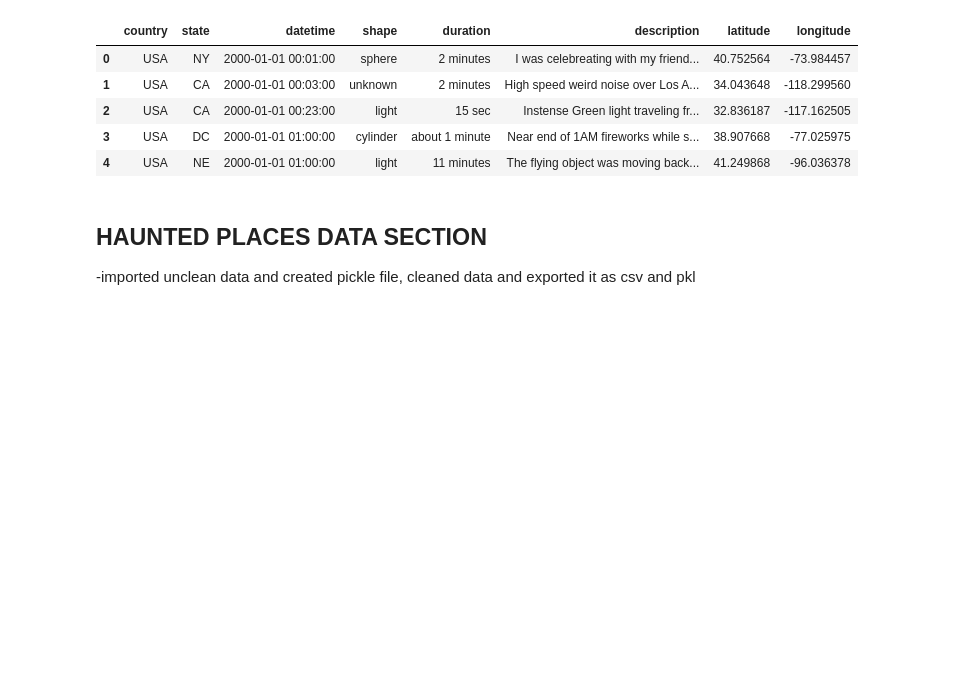
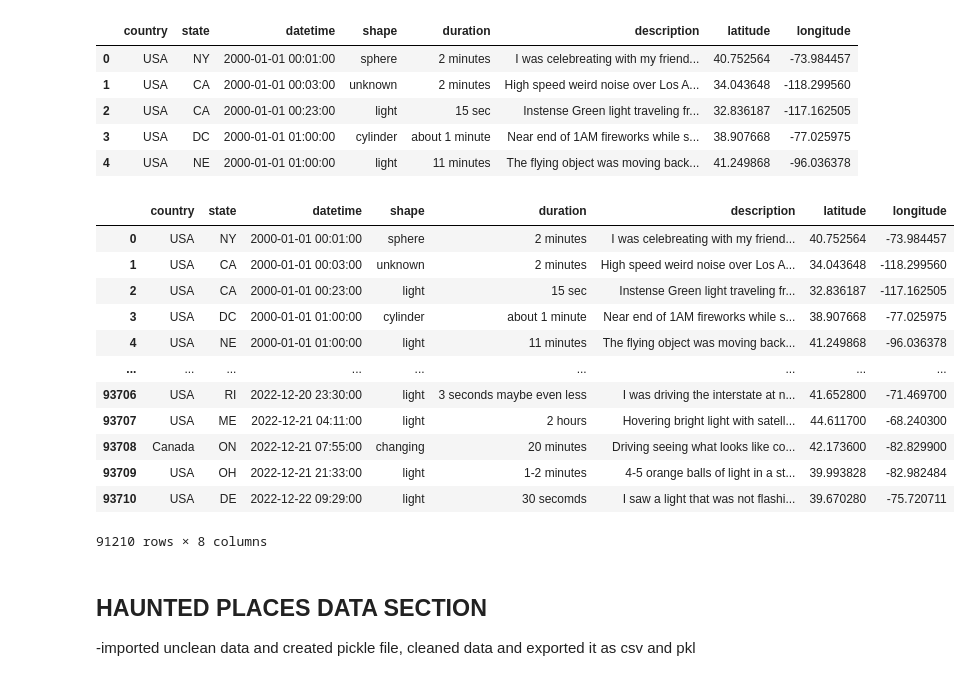
Before and after one commit to Morgen-Henry/supernatural_map, a Jupyter notebook: Data Cleaning/datacleaning.ipynb, the cells around one changed output. Cells and saved outputs as stored; diff of their text form; code cells hidden in the pictures; blank space fills up the shorter version.

```diff
--- a/Data Cleaning/datacleaning.ipynb
+++ b/Data Cleaning/datacleaning.ipynb
@@ -295,6 +295,23 @@ ufo_sorted.head()
 | 2 | USA | CA | 2000-01-01 00:23:00 | light | 15 sec | Instense Green light traveling fr... | 32.836187 | -117.162505 |
 | 3 | USA | DC | 2000-01-01 01:00:00 | cylinder | about 1 minute | Near end of 1AM fireworks while s... | 38.907668 | -77.025975 |
 | 4 | USA | NE | 2000-01-01 01:00:00 | light | 11 minutes | The flying object was moving back... | 41.249868 | -96.036378 |
+# %%
+UFO_USA_CONT = ufo_sorted.loc[(ufo_sorted['latitude'] >= 24.0) & (ufo_sorted['latitude'] <= 49.0) & (ufo_sorted['longitude'] <= -66.0) & (ufo_sorted['longitude'] >= -125.0)]
+UFO_USA_CONT
+# %% [output]
+|  | country | state | datetime | shape | duration | description | latitude | longitude |
+| 0 | USA | NY | 2000-01-01 00:01:00 | sphere | 2 minutes | I was celebreating with my friend... | 40.752564 | -73.984457 |
+| 1 | USA | CA | 2000-01-01 00:03:00 | unknown | 2 minutes | High speed weird noise over Los A... | 34.043648 | -118.299560 |
+| 2 | USA | CA | 2000-01-01 00:23:00 | light | 15 sec | Instense Green light traveling fr... | 32.836187 | -117.162505 |
+| 3 | USA | DC | 2000-01-01 01:00:00 | cylinder | about 1 minute | Near end of 1AM fireworks while s... | 38.907668 | -77.025975 |
+| 4 | USA | NE | 2000-01-01 01:00:00 | light | 11 minutes | The flying object was moving back... | 41.249868 | -96.036378 |
+| ... | ... | ... | ... | ... | ... | ... | ... | ... |
+| 93706 | USA | RI | 2022-12-20 23:30:00 | light | 3 seconds maybe even less | I was driving the interstate at n... | 41.652800 | -71.469700 |
+| 93707 | USA | ME | 2022-12-21 04:11:00 | light | 2 hours | Hovering bright light with satell... | 44.611700 | -68.240300 |
+| 93708 | Canada | ON | 2022-12-21 07:55:00 | changing | 20 minutes | Driving seeing what looks like co... | 42.173600 | -82.829900 |
+| 93709 | USA | OH | 2022-12-21 21:33:00 | light | 1-2 minutes | 4-5 orange balls of light in a st... | 39.993828 | -82.982484 |
+| 93710 | USA | DE | 2022-12-22 09:29:00 | light | 30 secomds | I saw a light that was not flashi... | 39.670280 | -75.720711 |
+91210 rows × 8 columns
 # %%
 ufo_sorted.to_pickle("..//Data Cleaning/resources/ufo_data.pkl")
 # %%
```
Also changed, not shown: parts of 1 cell of this notebook, 2 other files.
